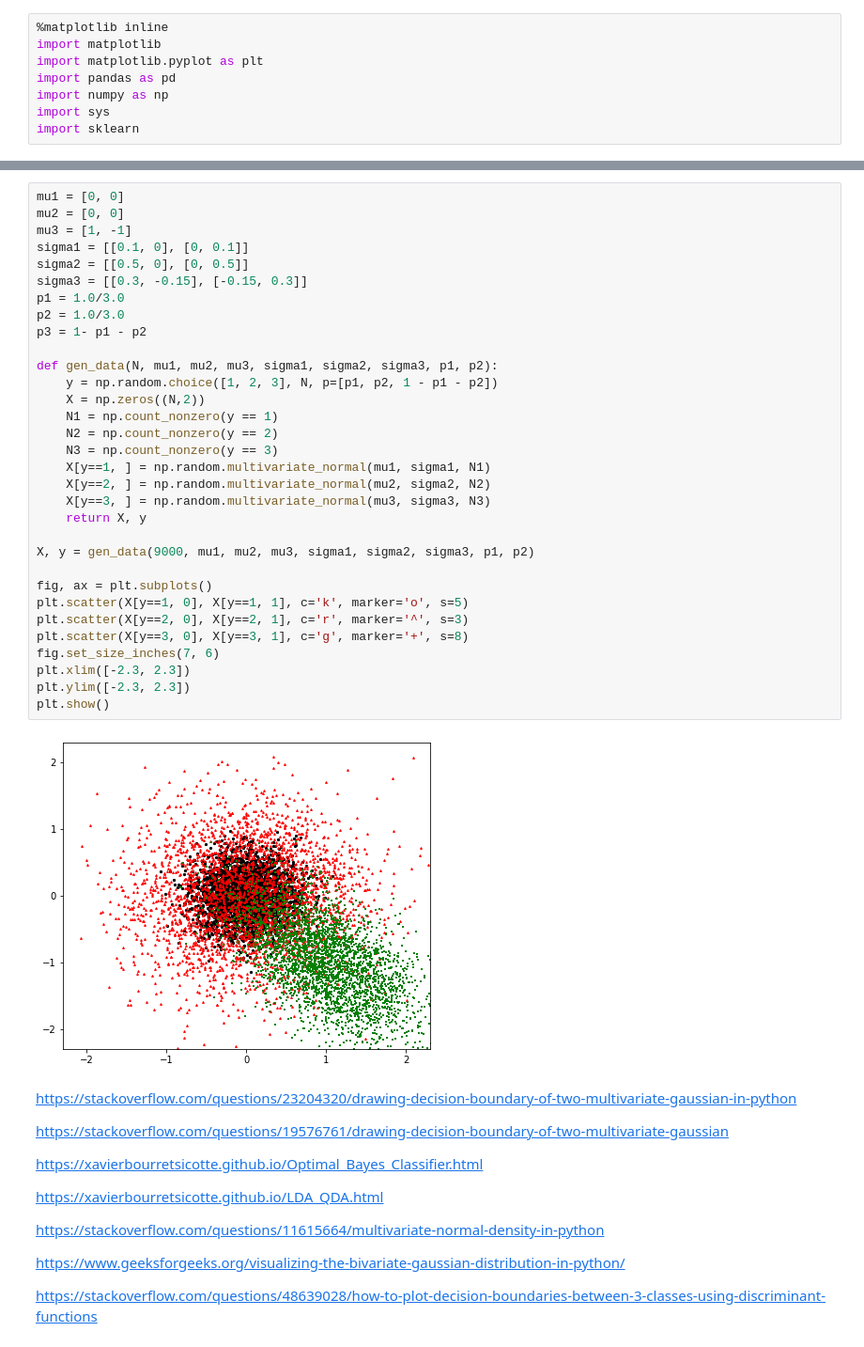
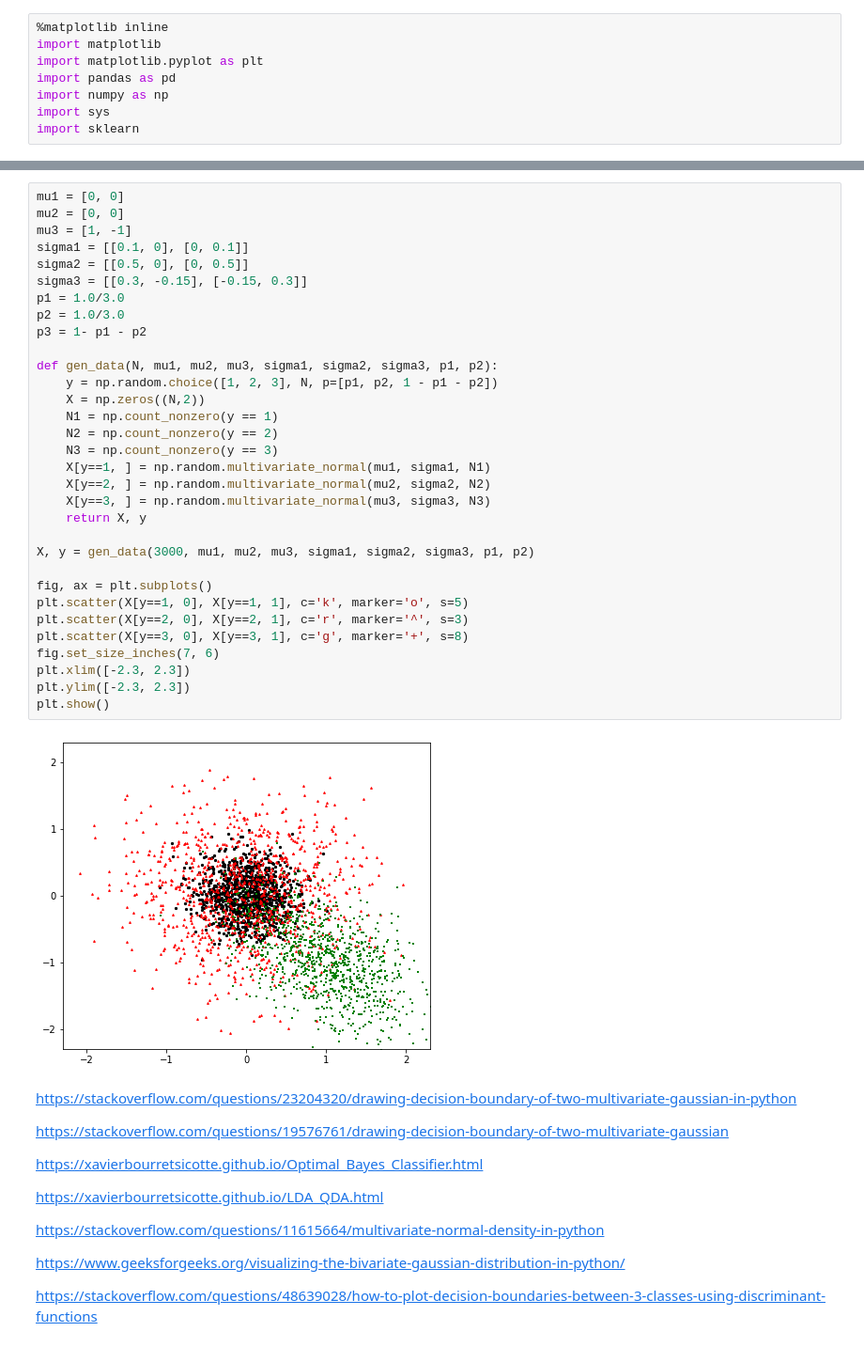
Before and after one commit to evidentiallab/Lunde_Chen_NN_Belief_Reproduction, a Jupyter notebook: NNBelief_neural_network.ipynb, the cells around one changed output, grey strips where cells are left out. Shown at 94% size. Saved outputs shown, nothing was run; the diff lists cells and outputs as text.

```diff
--- a/NNBelief_neural_network.ipynb
+++ b/NNBelief_neural_network.ipynb
@@ -43,37 +43,37 @@ plt.show()
-# %%
-mu1 = [0, 0]
-mu2 = [0, 0]
-mu3 = [1, -1]
-sigma1 = [[0.1, 0], [0, 0.1]]
-sigma2 = [[0.5, 0], [0, 0.5]]
-sigma3 = [[0.3, -0.15], [-0.15, 0.3]]
-p1 = 1.0/3.0
-p2 = 1.0/3.0
-p3 = 1- p1 - p2
-
-def gen_data(N, mu1, mu2, mu3, sigma1, sigma2, sigma3, p1, p2):
-    y = np.random.choice([1, 2, 3], N, p=[p1, p2, 1 - p1 - p2])
-    X = np.zeros((N,2))
-    N1 = np.count_nonzero(y == 1)
-    N2 = np.count_nonzero(y == 2)
-    N3 = np.count_nonzero(y == 3)
-    X[y==1, ] = np.random.multivariate_normal(mu1, sigma1, N1)
-    X[y==2, ] = np.random.multivariate_normal(mu2, sigma2, N2)
-    X[y==3, ] = np.random.multivariate_normal(mu3, sigma3, N3)
-    return X, y
-
-X, y = gen_data(9000, mu1, mu2, mu3, sigma1, sigma2, sigma3, p1, p2)
-
-fig, ax = plt.subplots()
-plt.scatter(X[y==1, 0], X[y==1, 1], c='k', marker='o', s=5)
-plt.scatter(X[y==2, 0], X[y==2, 1], c='r', marker='^', s=3)
-plt.scatter(X[y==3, 0], X[y==3, 1], c='g', marker='+', s=8)
-fig.set_size_inches(7, 6)
-plt.xlim([-2.3, 2.3])
-plt.ylim([-2.3, 2.3])
-plt.show()
-# %% [output]
-[figure, removed]
+# %%
+mu1 = [0, 0]
+mu2 = [0, 0]
+mu3 = [1, -1]
+sigma1 = [[0.1, 0], [0, 0.1]]
+sigma2 = [[0.5, 0], [0, 0.5]]
+sigma3 = [[0.3, -0.15], [-0.15, 0.3]]
+p1 = 1.0/3.0
+p2 = 1.0/3.0
+p3 = 1- p1 - p2
+
+def gen_data(N, mu1, mu2, mu3, sigma1, sigma2, sigma3, p1, p2):
+    y = np.random.choice([1, 2, 3], N, p=[p1, p2, 1 - p1 - p2])
+    X = np.zeros((N,2))
+    N1 = np.count_nonzero(y == 1)
+    N2 = np.count_nonzero(y == 2)
+    N3 = np.count_nonzero(y == 3)
+    X[y==1, ] = np.random.multivariate_normal(mu1, sigma1, N1)
+    X[y==2, ] = np.random.multivariate_normal(mu2, sigma2, N2)
+    X[y==3, ] = np.random.multivariate_normal(mu3, sigma3, N3)
+    return X, y
+
+X, y = gen_data(3000, mu1, mu2, mu3, sigma1, sigma2, sigma3, p1, p2)
+
+fig, ax = plt.subplots()
+plt.scatter(X[y==1, 0], X[y==1, 1], c='k', marker='o', s=5)
+plt.scatter(X[y==2, 0], X[y==2, 1], c='r', marker='^', s=3)
+plt.scatter(X[y==3, 0], X[y==3, 1], c='g', marker='+', s=8)
+fig.set_size_inches(7, 6)
+plt.xlim([-2.3, 2.3])
+plt.ylim([-2.3, 2.3])
+plt.show()
+# %% [output]
+[figure, added]
 # %% [markdown]
 https://stackoverflow.com/questions/23204320/drawing-decision-boundary-of-two-multivariate-gaussian-in-python
 
```
Also changed, not shown: parts of 16 cells of this notebook.
